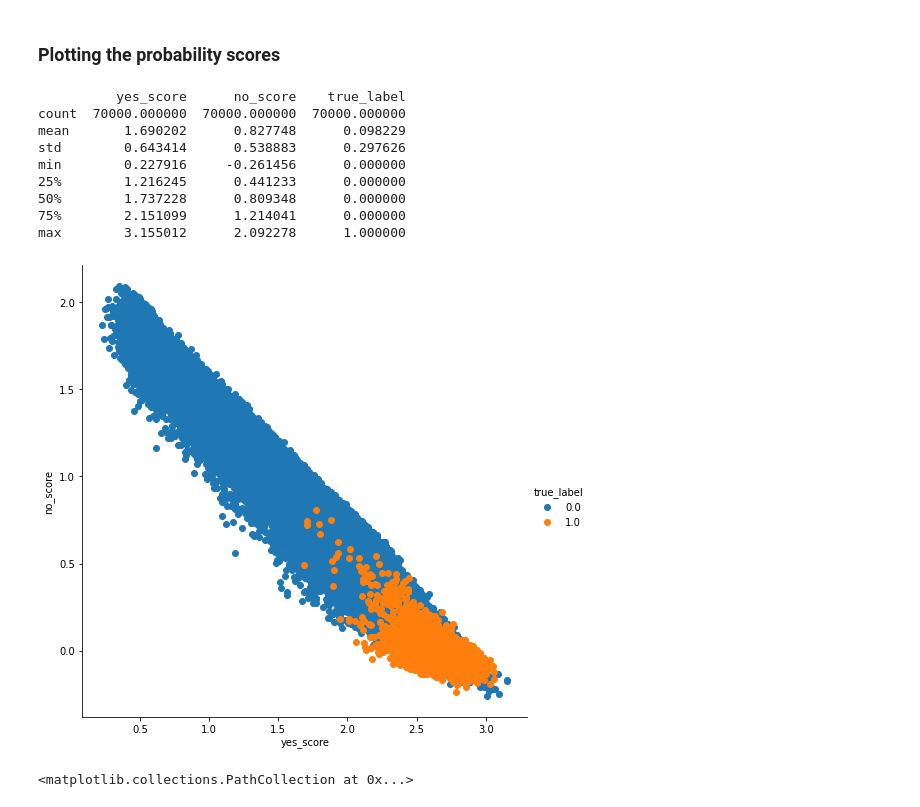
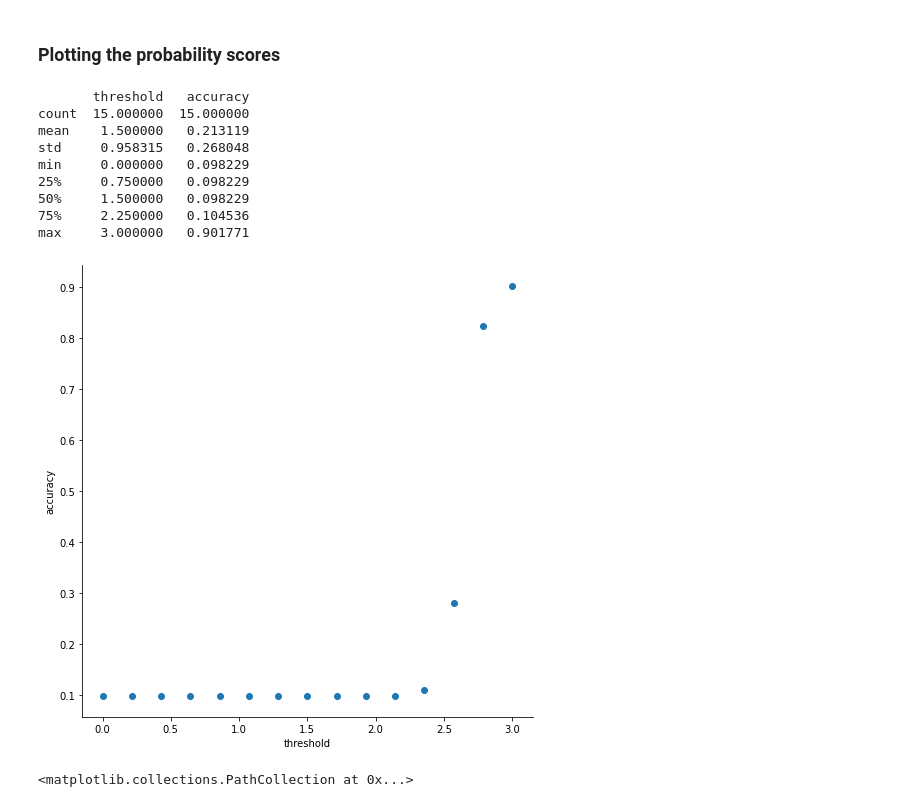
Before and after one commit to nmnsharma007/SimplifiedObjectDetection, a Jupyter notebook: version2/classification_inverted_and_extra.ipynb, the cells around one changed output. Saved outputs shown, nothing was run; the diff lists cells and outputs as text; code cells hidden in the pictures.

Commit message:
analyzing the plots

```diff
--- a/version2/classification_inverted_and_extra.ipynb
+++ b/version2/classification_inverted_and_extra.ipynb
@@ -70,7 +70,7 @@ def prepare_training_data(dataset_images,dataset_labels,class_num):
     # get the images for making negative dataset
     dataset_images_negative = invert(dataset_images_positive) # inverted images
     # dataset_images_negative = np.empty((0,28,28),dtype=np.float32)
-    dataset_images_negative = put_extra_data(dataset_images,dataset_labels,dataset_images_negative,class_num)
+    # dataset_images_negative = put_extra_data(dataset_images,dataset_labels,dataset_images_negative,class_num)
     print(dataset_images_negative.shape)
 
     # negative_data_indices = [i for i in range(len(dataset_labels)) if i not in indices]
@@ -202,18 +202,26 @@ for e in range(epochs):
   # break
 
 # function to test the model
-def test(dataloader,model):
-    size = len(dataloader.dataset)
-    model.eval()
-    correct = 0
-    pred = []
-    with torch.no_grad():
-        for images,logits in dataloader:
-            output = model(images)
-            correct += (output.argmax(1) == logits.argmax(1)).type(torch.float).sum().item()
-            for i in range(len(output)):
-                pred.append(np.argmax(output.numpy()[i]))
-    correct /= size
-    print(f"Accuracy : {(100*correct):>0.1f}%")
-    return pred
+def test(dataloader,model,threshold):
+  size = len(dataloader.dataset)
+  model.eval()
+  correct = 0
+  # pred = []
+  with torch.no_grad():
+      for images,logits in dataloader:
+        output = model(images)
+        outnp = output.numpy()
+        logit_np = logits.numpy()
+        for i in range(len(outnp)):
+          true_label = 1 if logit_np[i][0] > logit_np[i][1] else 0
+          if outnp[i][0] >= threshold and true_label == 1:
+            correct += 1
+          elif outnp[i][0] < threshold and true_label == 0:
+            correct += 1
+        # correct += (output.argmax(1) == logits.argmax(1)).type(torch.float).sum().item()
+        # for i in range(len(output)):
+        #   pred.append(np.argmax(output.numpy()[i]))
+  correct /= size
+  # print(f"Accuracy : {(100*correct):>0.1f}%")
+  return correct
 # %% [output]
@@ -298,17 +316,18 @@ Accuracy : 34.7%
 # %%
 
 print(df.describe())
-sns.FacetGrid(df,hue="true_label",height=7).map(plt.scatter,"yes_score","no_score",alpha=1).add_legend()
+# sns.FacetGrid(df,hue="true_label",height=7).map(plt.scatter,"yes_score","no_score",alpha=1).add_legend()
+sns.FacetGrid(df,height=7).map(plt.scatter,"threshold","accuracy").add_legend()
 plt.show()
 # %% [output]
-          yes_score      no_score    true_label
-count  70000.000000  70000.000000  70000.000000
-mean       1.690202      0.827748      0.098229
-std        0.643414      0.538883      0.297626
-min        0.227916     -0.261456      0.000000
-25%        1.216245      0.441233      0.000000
-50%        1.737228      0.809348      0.000000
-75%        2.151099      1.214041      0.000000
-max        3.155012      2.092278      1.000000
+       threshold   accuracy
+count  15.000000  15.000000
+mean    1.500000   0.213119
+std     0.958315   0.268048
+min     0.000000   0.098229
+25%     0.750000   0.098229
+50%     1.500000   0.098229
+75%     2.250000   0.104536
+max     3.000000   0.901771
-[figure, old version]
+[figure, new version]
 # %%
```
Also changed, not shown: parts of 5 cells of this notebook.
